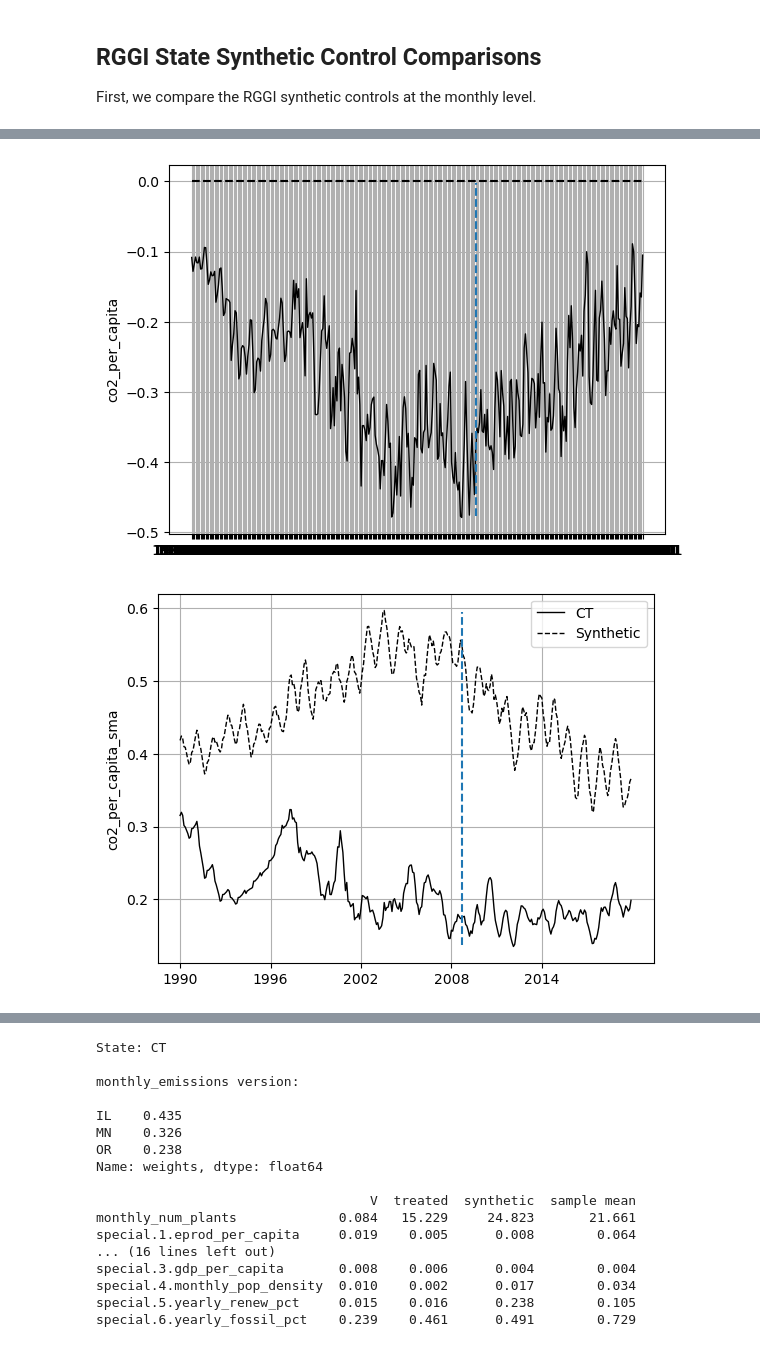
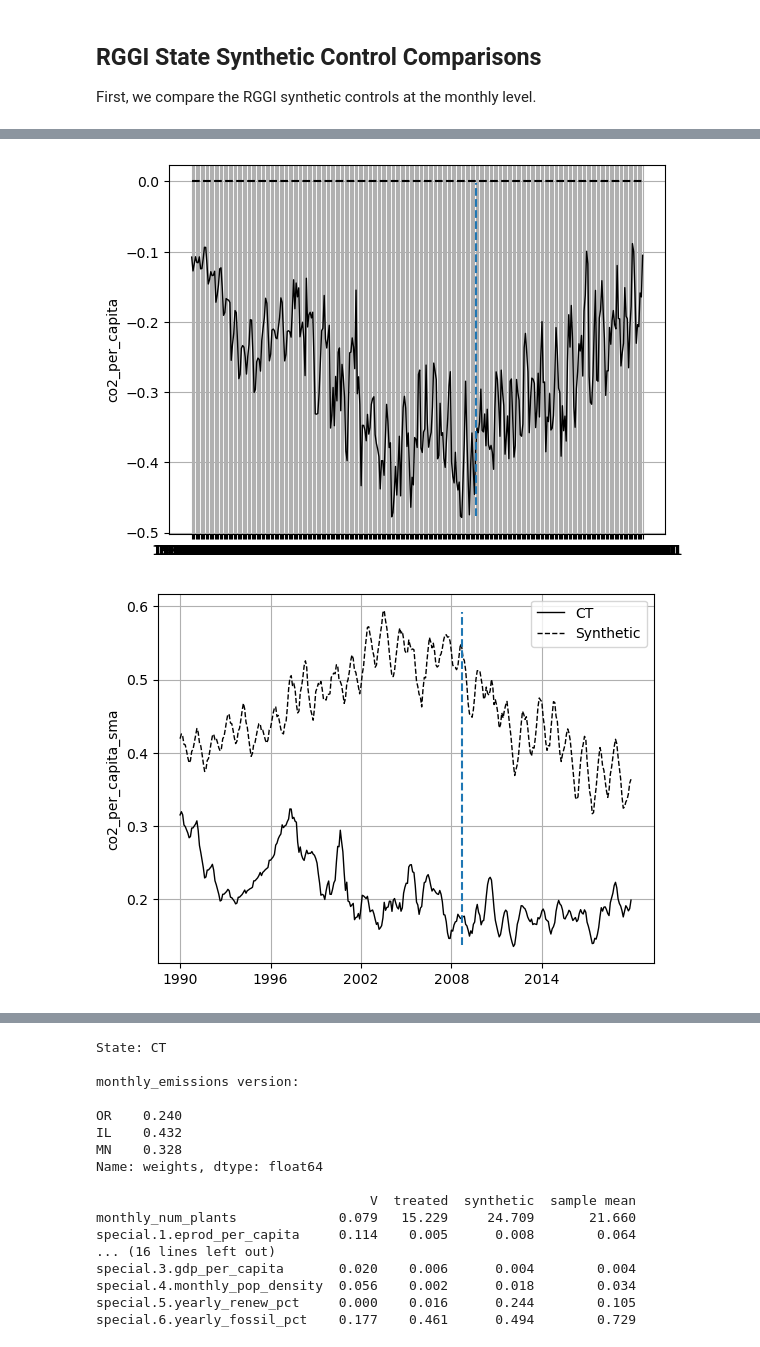
Before and after one commit to jableable/regulators, a Jupyter notebook: Models/Synthetic_Control/Lexie/de_synthetic_control.ipynb, the cells around one changed output, grey strips where cells are left out. Cells and saved outputs as stored; diff of their text form; code cells hidden in the pictures.

```diff
--- a/Models/Synthetic_Control/Lexie/de_synthetic_control.ipynb
+++ b/Models/Synthetic_Control/Lexie/de_synthetic_control.ipynb
@@ -79,0 +113,10 @@ years_sma = pd.date_range(start=preintervention_ma_start_date, end='2019-12-01',
+# %%
+# these lists are used for treatment_time in graphs below
+treatment_dates_ma = []
+for year in years_sma:
+    if year.startswith('2009'):
+        treatment_dates_ma.append(year)
+
+# Monthly_emissions SMA synthetic control plot
+synth_mo_ma.path_plot(time_period=years_sma, treatment_time=treatment_dates_ma[0])
+synth_mo_ma.gaps_plot(time_period=years_sma, treatment_time=treatment_dates_ma[0])
@@ -302,15 +363,31 @@ We supply the `Dataprep` object to a `Synth` object. The optimization scheme we
 
 *Nota bene that the weights obtained by the synthetic control method are often highly sensitive to the chosen optimisation scheme and starting point.*
 # %%
-# monthly_emissions version
 # loss_V represents the MSPE (mean squared prediction error) PRIOR to treatment
 # loss_V incorporates matrix of weights W and CO2 outcomes
 # loss_W incorporates covariates (predictors) and constraint of weights summing to 1
 # best values of loss_W are close to 0 (but loss_V is more consequential for us!)
 
-synth_mo = Synth()
-synth_mo.fit(dataprep=dataprep_mo)
-print(synth_mo.weights(threshold=.01))
-print(synth_mo.loss_V)
-#print(synth_mo.loss_W)
+# # monthly_emissions version
+# synth_mo = Synth()
+# synth_mo.fit(dataprep=dataprep_mo)
+# print("Monthly:")
+# print(synth_mo.weights(threshold=.01))
+# print(synth_mo.loss_V)
+# print()
+
+# monthly_emissions SMA version
+synth_mo_ma = Synth()
+synth_mo_ma.fit(dataprep=dataprep_mo_ma)
+print("Monthly SMA:")
+print(synth_mo_ma.weights(threshold=.01))
+print(synth_mo_ma.loss_V)
+print()
+
+# # monthly_emissions SMA PCA version
+# synth_mo_ma_pca = Synth()
+# synth_mo_ma_pca.fit(dataprep=dataprep_mo_ma_pca)
+# print("Monthly SMA PCA:")
+# print(synth_mo_ma_pca.weights(threshold=.01))
+# print(synth_mo_ma_pca.loss_V)
 # %% [output]
@@ -490,7 +578,7 @@ for state in rggi_states:
 
     dataprep_mo_ma = Dataprep(
         foo=df_mo,
-        predictors=['monthly_num_plants'],
+        predictors=['co2_per_capita', 'monthly_num_plants'],
         predictors_op="mean",
         time_predictors_prior=preintervention_feature_range,
         special_predictors=[
@@ -508,31 +596,31 @@ for state in rggi_states:
         controls_identifier= non_rggi_controls_identifier,
         time_optimize_ssr=preintervention_ma_range
         )
 
     # monthly_emissions version
 
     synth_mo = Synth()
     synth_mo.fit(dataprep=dataprep_mo)
 
     synth_mo.path_plot(time_period=years, treatment_time=treatment_dates[0])
     synth_mo.gaps_plot(time_period=years, treatment_time=treatment_dates[0])
 
     # monthly_emissions SMA version
 
     synth_mo_ma = Synth()
     synth_mo_ma.fit(dataprep=dataprep_mo_ma)
 
     synth_mo_ma.path_plot(time_period=years_sma, treatment_time=treatment_dates_ma[0])
     synth_mo_ma.gaps_plot(time_period=years_sma, treatment_time=treatment_dates_ma[0])
 
     print('State:', state,'\n')
     print('monthly_emissions version:','\n')
     print(synth_mo.weights(threshold=.01),'\n')
     print(synth_mo.summary())
     print('monthly_emissions SMA version:','\n')
     print(synth_mo_ma.weights(threshold=.01),'\n')
     print(synth_mo_ma.summary())
 # %% [output]
 [figure]
 [figure]
-[figure, old version]
+[figure, new version]
@@ -541,19 +629,19 @@ State: CT
 
 monthly_emissions version:
 
-IL    0.435
-MN    0.326
-OR    0.238
+OR    0.240
+IL    0.432
+MN    0.328
 Name: weights, dtype: float64
 
                                    V  treated  synthetic  sample mean
-monthly_num_plants             0.084   15.229     24.823       21.661
-special.1.eprod_per_capita     0.019    0.005      0.008        0.064
+monthly_num_plants             0.079   15.229     24.709       21.660
+special.1.eprod_per_capita     0.114    0.005      0.008        0.064
 ... (16 lines left out)
-special.3.gdp_per_capita       0.008    0.006      0.004        0.004
-special.4.monthly_pop_density  0.010    0.002      0.017        0.034
-special.5.yearly_renew_pct     0.015    0.016      0.238        0.105
-special.6.yearly_fossil_pct    0.239    0.461      0.491        0.729
+special.3.gdp_per_capita       0.020    0.006      0.004        0.004
+special.4.monthly_pop_density  0.056    0.002      0.018        0.034
+special.5.yearly_renew_pct     0.000    0.016      0.244        0.105
+special.6.yearly_fossil_pct    0.177    0.461      0.494        0.729
 [figure]
 [figure]
 [figure]
```
Also changed, not shown: parts of 28 cells of this notebook, 40 other files.
